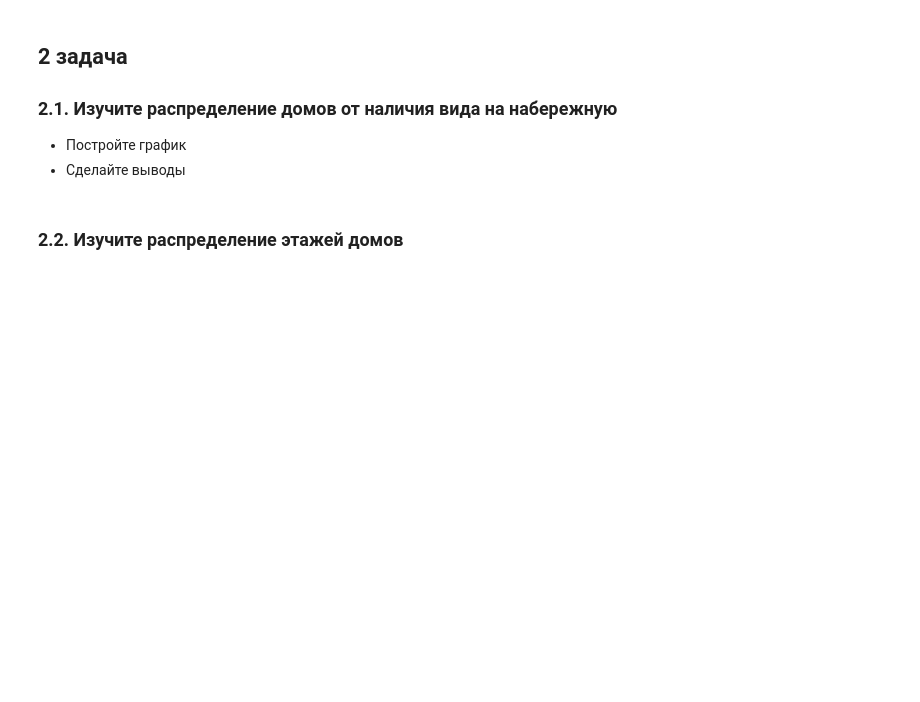
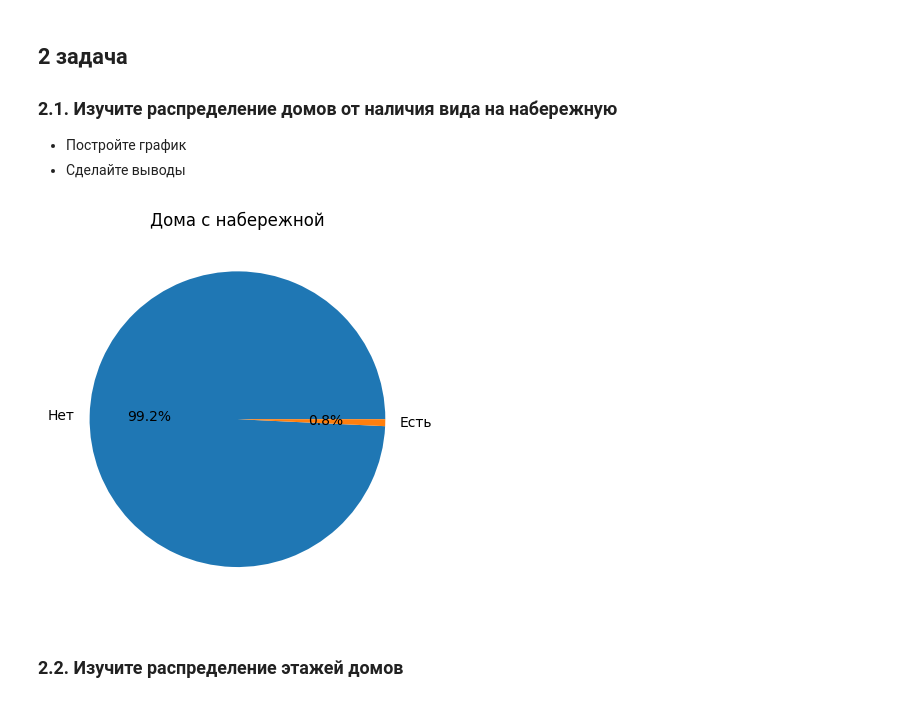
Before and after one commit to okamietovolk/gb-analytics, a Jupyter notebook: kc.ipynb, the cells around one changed output. Cells and saved outputs as stored; diff of their text form; code cells hidden in the pictures; blank space fills up the shorter version.

```diff
--- a/kc.ipynb
+++ b/kc.ipynb
@@ -40,5 +77,10 @@ memory usage: 3.5+ MB
 ### 2.1. Изучите распределение домов от наличия вида на набережную
 - Постройте график
 - Сделайте выводы
+# %%
+plt.pie(df['waterfront'].value_counts(), autopct="%1.1f%%", labels=('Нет' , 'Есть'))
+plt.title("Дома с набережной");
+# %% [output]
+[figure, added]
 # %% [markdown]
 ### 2.2. Изучите распределение этажей домов
```
Also changed, not shown: parts of 9 cells of this notebook.
